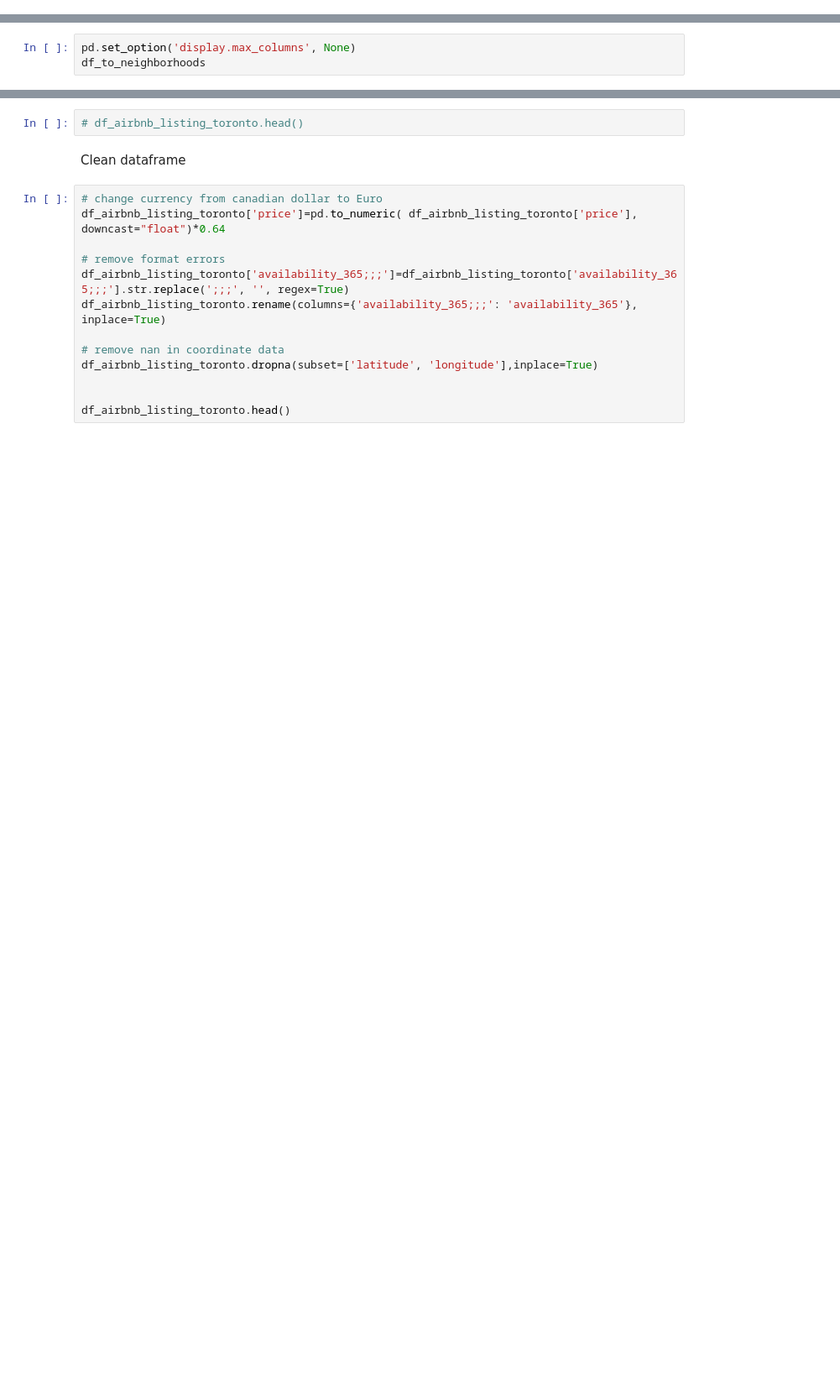
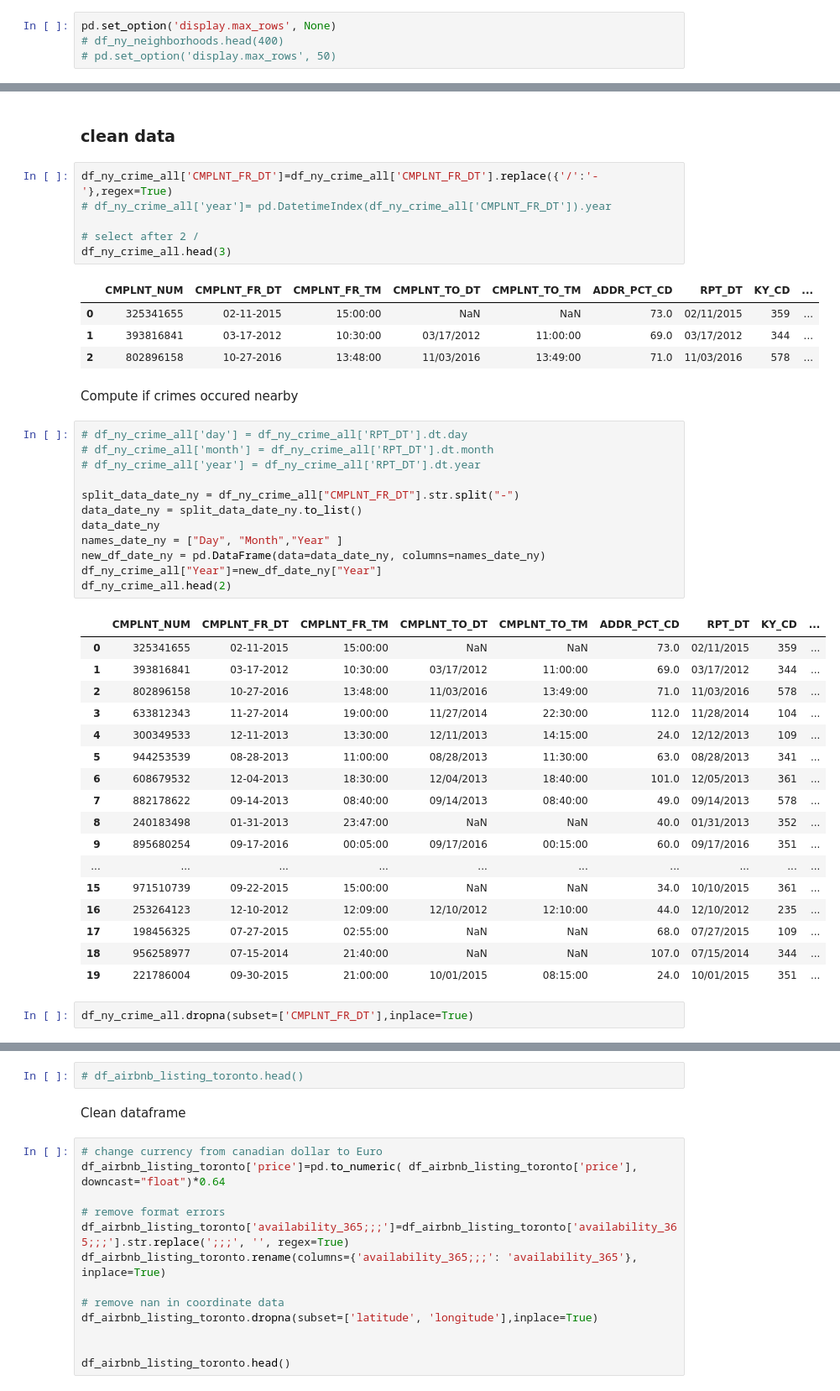
Before and after one commit to faxmaskinen/SimiliarNeighborhoods, a Jupyter notebook: scripts/similiar_neighborhoods.ipynb, the cells around one changed output, grey strips where cells are left out. Shown at 84% size. Cells and saved outputs as stored; diff of their text form; blank space fills up the shorter version.

```diff
--- a/scripts/similiar_neighborhoods.ipynb
+++ b/scripts/similiar_neighborhoods.ipynb
@@ -147,0 +153,4 @@ for i, pcode in enumerate(df_to_neighborhoods['Postal Code']):
+# %%
+pd.set_option('display.max_rows', None)
+# df_ny_neighborhoods.head(400)
+# pd.set_option('display.max_rows', 50)
@@ -298,3 +614,0 @@ df_to_neighborhoods.head()
-# %%
-pd.set_option('display.max_columns', None)
-df_to_neighborhoods
@@ -388,0 +894,47 @@ df_to_neighborhoods.head()
+# %% [markdown]
+### clean data
+# %%
+df_ny_crime_all['CMPLNT_FR_DT']=df_ny_crime_all['CMPLNT_FR_DT'].replace({'/':'-'},regex=True)
+# df_ny_crime_all['year']= pd.DatetimeIndex(df_ny_crime_all['CMPLNT_FR_DT']).year
+
+# select after 2 /
+df_ny_crime_all.head(3)
+# %% [output]
+|  | CMPLNT_NUM | CMPLNT_FR_DT | CMPLNT_FR_TM | CMPLNT_TO_DT | CMPLNT_TO_TM | ADDR_PCT_CD | RPT_DT | KY_CD | ... |
+| 0 | 325341655 | 02-11-2015 | 15:00:00 | NaN | NaN | 73.0 | 02/11/2015 | 359 | ... |
+| 1 | 393816841 | 03-17-2012 | 10:30:00 | 03/17/2012 | 11:00:00 | 69.0 | 03/17/2012 | 344 | ... |
+| 2 | 802896158 | 10-27-2016 | 13:48:00 | 11/03/2016 | 13:49:00 | 71.0 | 11/03/2016 | 578 | ... |
+# %% [markdown]
+Compute if crimes occured nearby
+# %%
+# df_ny_crime_all['day'] = df_ny_crime_all['RPT_DT'].dt.day
+# df_ny_crime_all['month'] = df_ny_crime_all['RPT_DT'].dt.month
+# df_ny_crime_all['year'] = df_ny_crime_all['RPT_DT'].dt.year
+
+split_data_date_ny = df_ny_crime_all["CMPLNT_FR_DT"].str.split("-")
+data_date_ny = split_data_date_ny.to_list()
+data_date_ny
+names_date_ny = ["Day", "Month","Year" ]
+new_df_date_ny = pd.DataFrame(data=data_date_ny, columns=names_date_ny)
+df_ny_crime_all["Year"]=new_df_date_ny["Year"]
+df_ny_crime_all.head(2)
+# %% [output]
+|  | CMPLNT_NUM | CMPLNT_FR_DT | CMPLNT_FR_TM | CMPLNT_TO_DT | CMPLNT_TO_TM | ADDR_PCT_CD | RPT_DT | KY_CD | ... |
+| 0 | 325341655 | 02-11-2015 | 15:00:00 | NaN | NaN | 73.0 | 02/11/2015 | 359 | ... |
+| 1 | 393816841 | 03-17-2012 | 10:30:00 | 03/17/2012 | 11:00:00 | 69.0 | 03/17/2012 | 344 | ... |
+| 2 | 802896158 | 10-27-2016 | 13:48:00 | 11/03/2016 | 13:49:00 | 71.0 | 11/03/2016 | 578 | ... |
+| 3 | 633812343 | 11-27-2014 | 19:00:00 | 11/27/2014 | 22:30:00 | 112.0 | 11/28/2014 | 104 | ... |
+| 4 | 300349533 | 12-11-2013 | 13:30:00 | 12/11/2013 | 14:15:00 | 24.0 | 12/12/2013 | 109 | ... |
+| 5 | 944253539 | 08-28-2013 | 11:00:00 | 08/28/2013 | 11:30:00 | 63.0 | 08/28/2013 | 341 | ... |
+| 6 | 608679532 | 12-04-2013 | 18:30:00 | 12/04/2013 | 18:40:00 | 101.0 | 12/05/2013 | 361 | ... |
+| 7 | 882178622 | 09-14-2013 | 08:40:00 | 09/14/2013 | 08:40:00 | 49.0 | 09/14/2013 | 578 | ... |
+| 8 | 240183498 | 01-31-2013 | 23:47:00 | NaN | NaN | 40.0 | 01/31/2013 | 352 | ... |
+| 9 | 895680254 | 09-17-2016 | 00:05:00 | 09/17/2016 | 00:15:00 | 60.0 | 09/17/2016 | 351 | ... |
+| ... | ... | ... | ... | ... | ... | ... | ... | ... | ... |
+| 15 | 971510739 | 09-22-2015 | 15:00:00 | NaN | NaN | 34.0 | 10/10/2015 | 361 | ... |
+| 16 | 253264123 | 12-10-2012 | 12:09:00 | 12/10/2012 | 12:10:00 | 44.0 | 12/10/2012 | 235 | ... |
+| 17 | 198456325 | 07-27-2015 | 02:55:00 | NaN | NaN | 68.0 | 07/27/2015 | 109 | ... |
+| 18 | 956258977 | 07-15-2014 | 21:40:00 | NaN | NaN | 107.0 | 07/15/2014 | 344 | ... |
+| 19 | 221786004 | 09-30-2015 | 21:00:00 | 10/01/2015 | 08:15:00 | 24.0 | 10/01/2015 | 351 | ... |
+# %%
+df_ny_crime_all.dropna(subset=['CMPLNT_FR_DT'],inplace=True)
```
Also changed, not shown: parts of 230 cells of this notebook, 1 other file.
